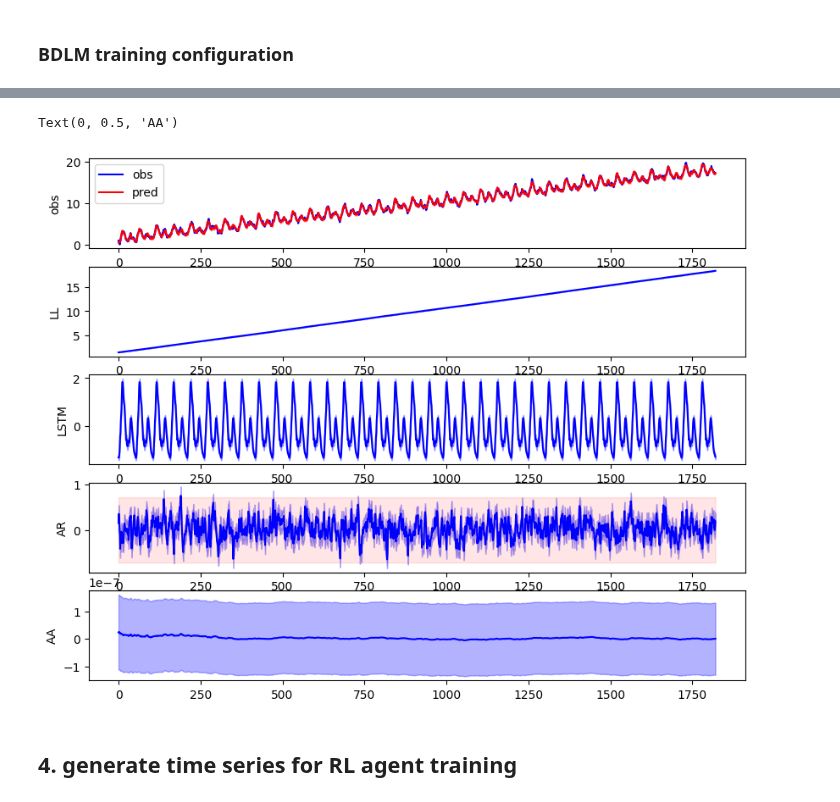
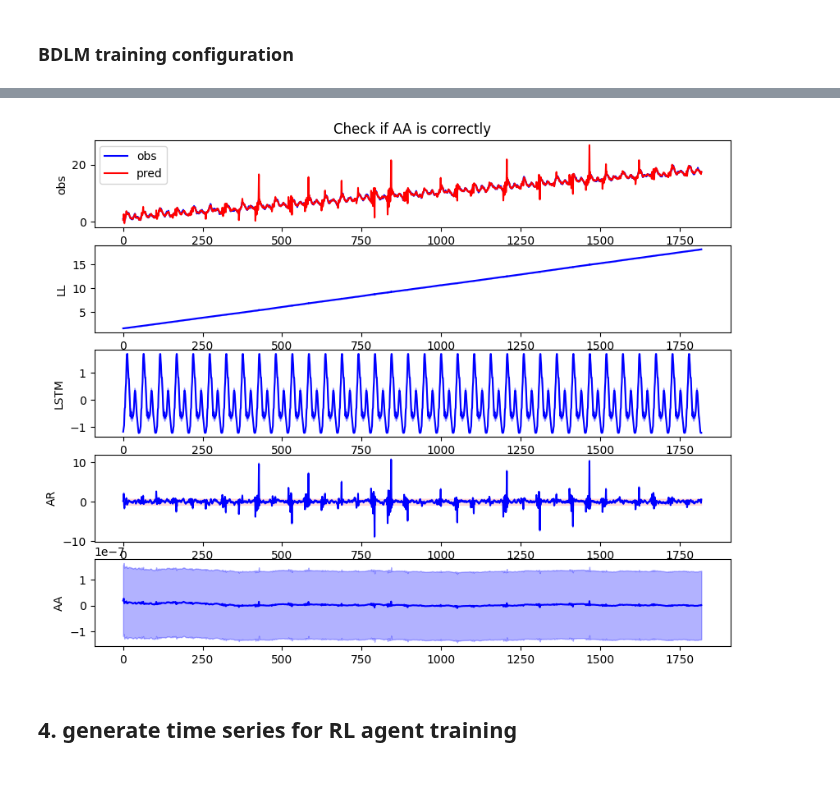
Before and after one commit to van-dai-vuong/cuTAGI, a Jupyter notebook: examples/syn_config.ipynb, the cells around one changed output, grey strips where cells are left out. Saved outputs shown, nothing was run; the diff lists cells and outputs as text; code cells hidden in the pictures.

```diff
--- a/examples/syn_config.ipynb
+++ b/examples/syn_config.ipynb
@@ -42,13 +47,6 @@ x_init = {'mu': np.array([0.294, 0.001, 0, 0, -0.35, -0.25, 1.90, 2.81, -0.03, 0
 total_time_steps = int(52*40+1)
 time_step_interval = 7
 time_covariates = ['week_of_year']
+obs_file_paths = ['data/synthetic_ts/syn_train_obs.csv', 'data/synthetic_ts/syn_val_obs.csv', 'data/synthetic_ts/syn_test_obs.csv']
+date_file_paths=['data/synthetic_ts/syn_train_datetime.csv', 'data/synthetic_ts/syn_val_datetime.csv', 'data/synthetic_ts/syn_test_datetime.csv']
 np.random.seed(2024)
-syn_ts = generate_time_series(components = components,\
-                                      time_step = time_step_interval, \
-                                      hyperparameters = hyperparameters,\
-                                      num_steps = total_time_steps, \
-                                      x_init = x_init,\
-                                    #   insert_anomaly = True,\
-                                    #   anomaly_timesteps = [1000],\
-                                    #   anomaly_LT=[-0.003])
-                                      insert_anomaly = False)
@@ -595,38 +121,6 @@ var_lstm = var_lstm[len(init_var_lstm):]
-# %%
-AR_var_stationary = mu_sigma_ar[-1]**2 /(1-mu_phiar[-1]**2)
-
-fig = plt.figure(figsize=(10, 8))
-gs = gridspec.GridSpec(5, 1)
-ax0 = plt.subplot(gs[0])
-ax1 = plt.subplot(gs[1])
-ax2 = plt.subplot(gs[2])
-ax3 = plt.subplot(gs[3])
-ax4 = plt.subplot(gs[4])
-
-ax0.plot(np.arange(len(obs_norm)),obs_norm,color='b',label=r"obs")
-ax0.plot(np.arange(len(mu_preds_norm)),mu_preds_norm,color='r',label=r"pred")
-ax0.fill_between(np.arange(len(mu_preds_norm)), np.array(mu_preds_norm) - np.sqrt(var_preds_norm), np.array(mu_preds_norm) + np.sqrt(var_preds_norm), color='red', alpha=0.3)
-ax0.set_ylabel('obs')
-ax0.legend()
-
-ax1.plot(np.arange(len(mu_LL)),mu_LL,color='b',label=r"LL")
-ax1.fill_between(np.arange(len(mu_LL)), np.array(mu_LL) - np.sqrt(var_LL), np.array(mu_LL) + np.sqrt(var_LL), color='blue', alpha=0.3, label='±1 SD')
-ax1.set_ylabel('LL')
-
-ax2.plot(np.arange(len(mu_lstm)),mu_lstm,color='b',label=r"LSTM")
-ax2.fill_between(np.arange(len(mu_lstm)), np.array(mu_lstm) - np.sqrt(var_lstm), np.array(mu_lstm) + np.sqrt(var_lstm), color='blue', alpha=0.3, label='±1 SD')
-ax2.set_ylabel('LSTM')
-
-ax3.plot(np.arange(len(mu_AR)),mu_AR,color='b',label=r"AR")
-ax3.fill_between(np.arange(len(mu_AR)), np.array(mu_AR) - np.sqrt(var_AR), np.array(mu_AR) + np.sqrt(var_AR), color='blue', alpha=0.3, label='±1 SD')
-ax3.fill_between(np.arange(len(mu_AR)), np.zeros_like(len(mu_AR))-3*np.sqrt(AR_var_stationary), np.zeros_like(len(mu_AR))+3*np.sqrt(AR_var_stationary), color='red', alpha=0.1)
-ax3.set_ylabel('AR')
-
-ax4.plot(np.arange(len(mu_AA)),mu_AA,color='b',label=r"AA")
-ax4.fill_between(np.arange(len(mu_AA)), np.array(mu_AA) - np.sqrt(var_AA), np.array(mu_AA) + np.sqrt(var_AA), color='blue', alpha=0.3, label='±1 SD')
-ax4.set_ylabel('AA')
-# %% [output]
-Text(0, 0.5, 'AA')
-[figure, removed]
+# %%
+BDLM.check_AA(plot = True)
+# %% [output]
+[figure, added]
 # %% [markdown]
 ## 4. generate time series for RL agent training
```
Also changed, not shown: parts of 29 cells of this notebook, 8 other files.
